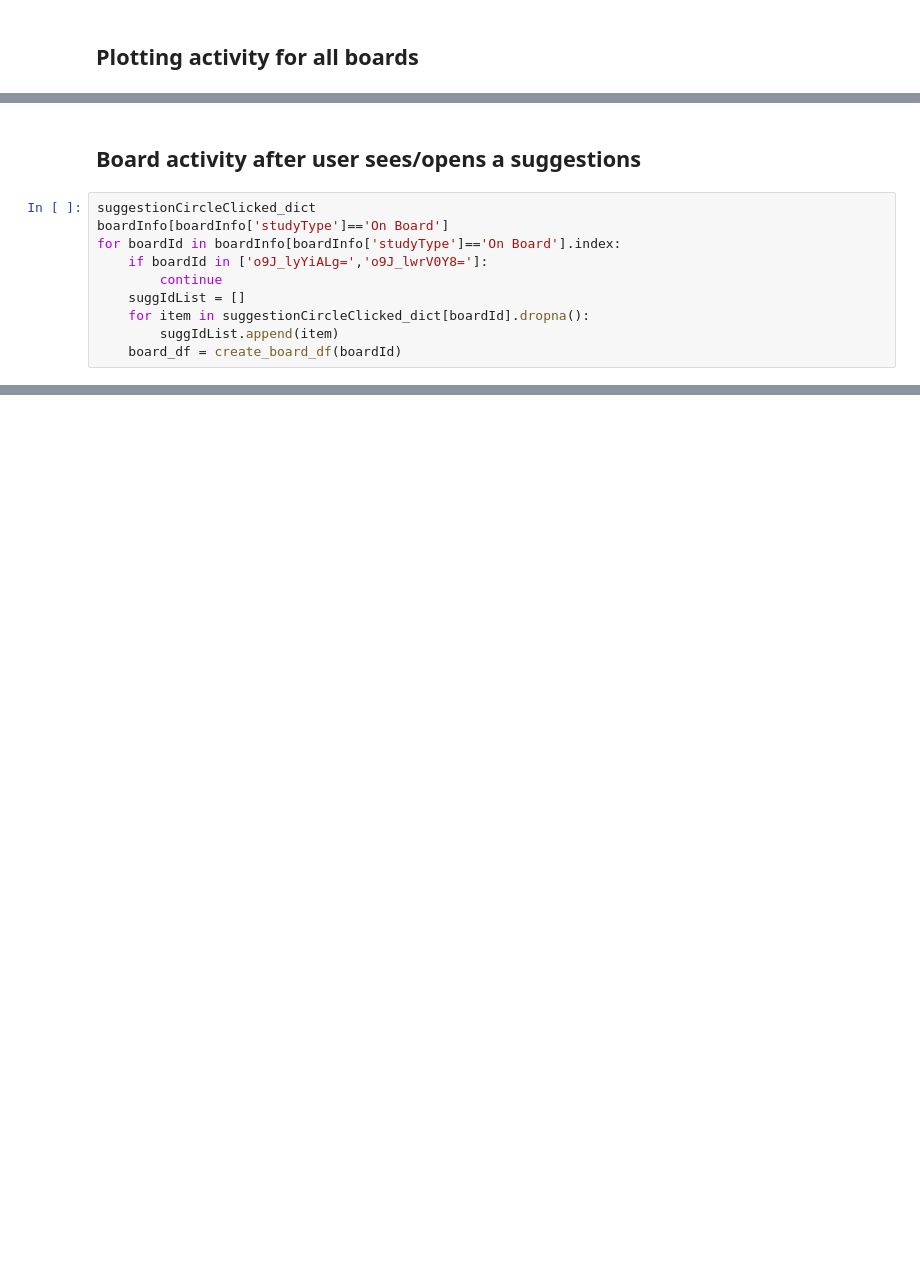
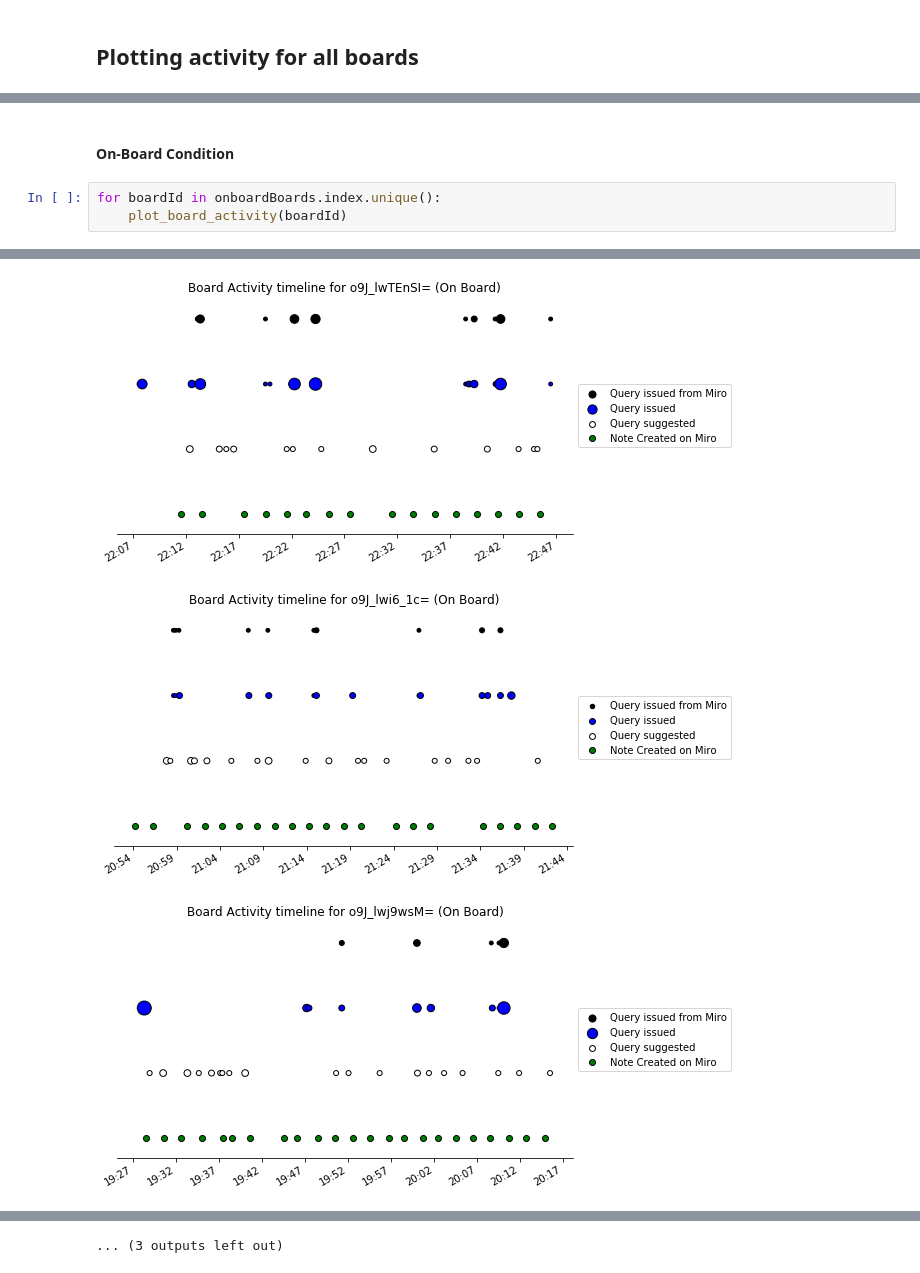
Before and after one commit to creativecolab/IntegratedSearch, a Jupyter notebook: DataAnalysis/DataCollection.ipynb, the cells around one changed output, grey strips where cells are left out. Cells and saved outputs as stored; diff of their text form; blank space fills up the shorter version.

```diff
--- a/DataAnalysis/DataCollection.ipynb
+++ b/DataAnalysis/DataCollection.ipynb
@@ -789,12 +792,6 @@ o9J_lwTEnSI=
-# %% [markdown]
-## Board activity after user sees/opens a suggestions
-# %%
-suggestionCircleClicked_dict
-boardInfo[boardInfo['studyType']=='On Board']
-for boardId in boardInfo[boardInfo['studyType']=='On Board'].index:
-    if boardId in ['o9J_lyYiALg=','o9J_lwrV0Y8=']:
-        continue
-    suggIdList = []
-    for item in suggestionCircleClicked_dict[boardId].dropna():
-        suggIdList.append(item)
-    board_df = create_board_df(boardId)
+# %% [markdown]
+#### On-Board Condition
+# %%
+for boardId in onboardBoards.index.unique():
+    plot_board_activity(boardId)
+# %% [output]
@@ -800,0 +800,3 @@ for boardId in boardInfo[boardInfo['studyType']=='On Board'].index:
+[figure, added]
+[figure, added]
+[figure, added]
@@ -800,0 +810 @@ for boardId in boardInfo[boardInfo['studyType']=='On Board'].index:
+... (3 outputs left out)
```
Also changed, not shown: parts of 31 cells of this notebook.
